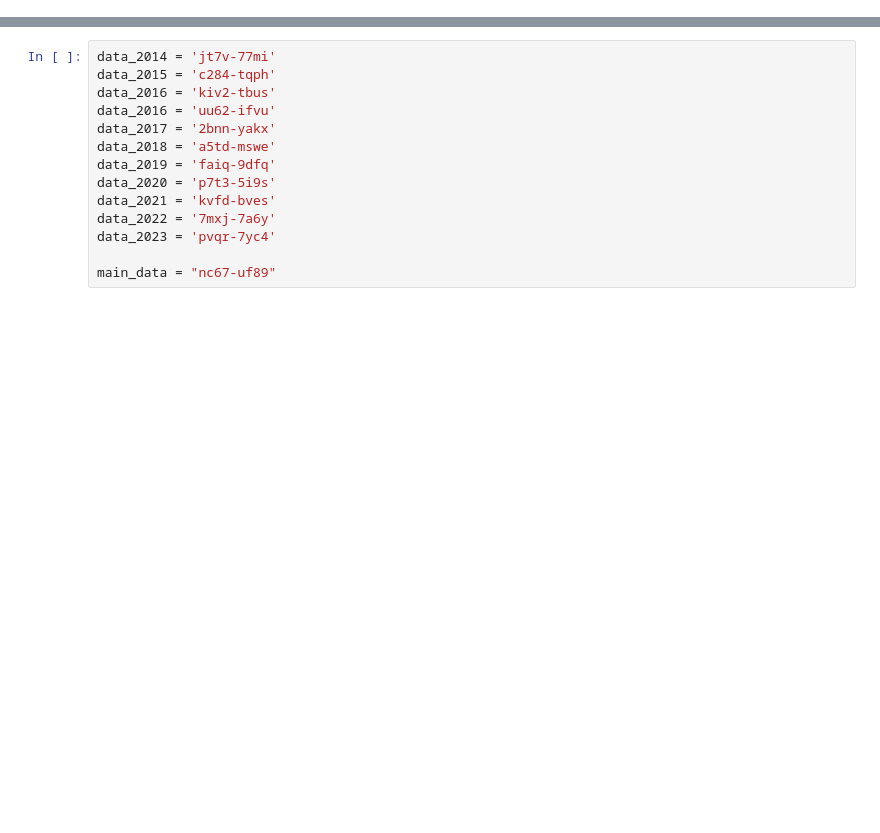
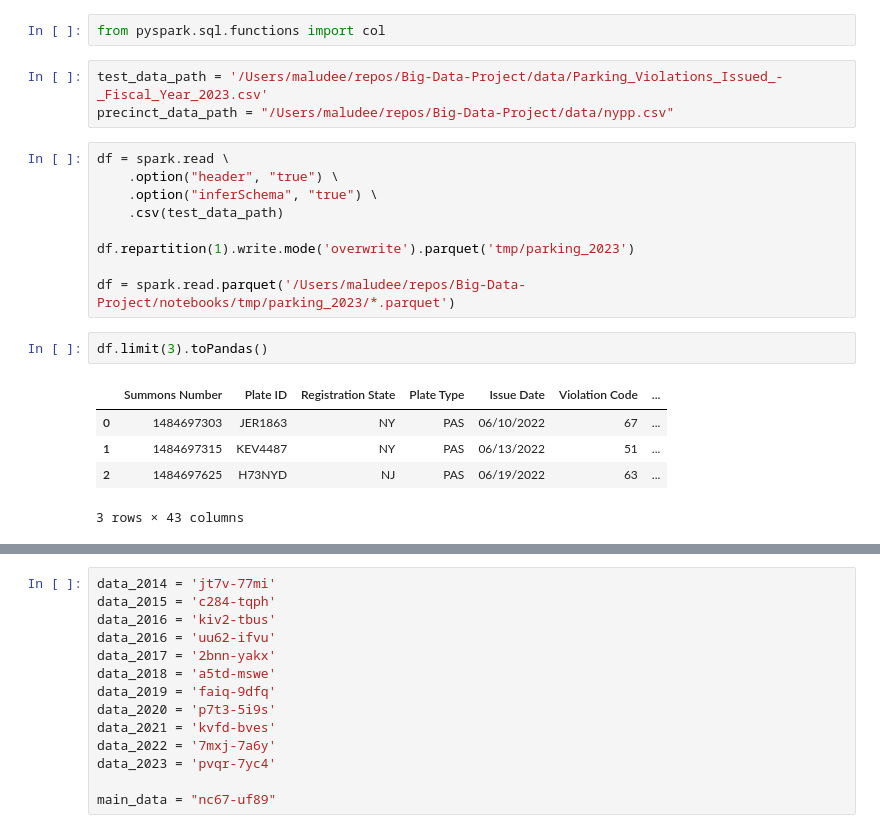
Before and after one commit to Sunorous/Big-Data-Project, a Jupyter notebook: notebooks/md_explore.ipynb, the cells around one changed output, grey strips where cells are left out. Drawn from its saved outputs; the diff is of its cells as text; blank space fills up the shorter version.

Commit message:
tableau and notebook

```diff
--- a/notebooks/md_explore.ipynb
+++ b/notebooks/md_explore.ipynb
@@ -20 +20,23 @@ To adjust logging level use sc.setLogLevel(newLevel). For SparkR, use setLogLeve
 WARNING:root:Requests made without an app_token will be subject to strict throttling limits.
+# %%
+from pyspark.sql.functions import col
+# %%
+test_data_path = '/Users/maludee/repos/Big-Data-Project/data/Parking_Violations_Issued_-_Fiscal_Year_2023.csv'
+precinct_data_path = "/Users/maludee/repos/Big-Data-Project/data/nypp.csv"
+# %%
+df = spark.read \
+    .option("header", "true") \
+    .option("inferSchema", "true") \
+    .csv(test_data_path)
+
+df.repartition(1).write.mode('overwrite').parquet('tmp/parking_2023')
+
+df = spark.read.parquet('/Users/maludee/repos/Big-Data-Project/notebooks/tmp/parking_2023/*.parquet')
+# %%
+df.limit(3).toPandas()
+# %% [output]
+|  | Summons Number | Plate ID | Registration State | Plate Type | Issue Date | Violation Code | ... |
+| 0 | 1484697303 | JER1863 | NY | PAS | 06/10/2022 | 67 | ... |
+| 1 | 1484697315 | KEV4487 | NY | PAS | 06/13/2022 | 51 | ... |
+| 2 | 1484697625 | H73NYD | NJ | PAS | 06/19/2022 | 63 | ... |
+3 rows × 43 columns
```
Also changed, not shown: parts of 5 cells of this notebook, 1 other file.
